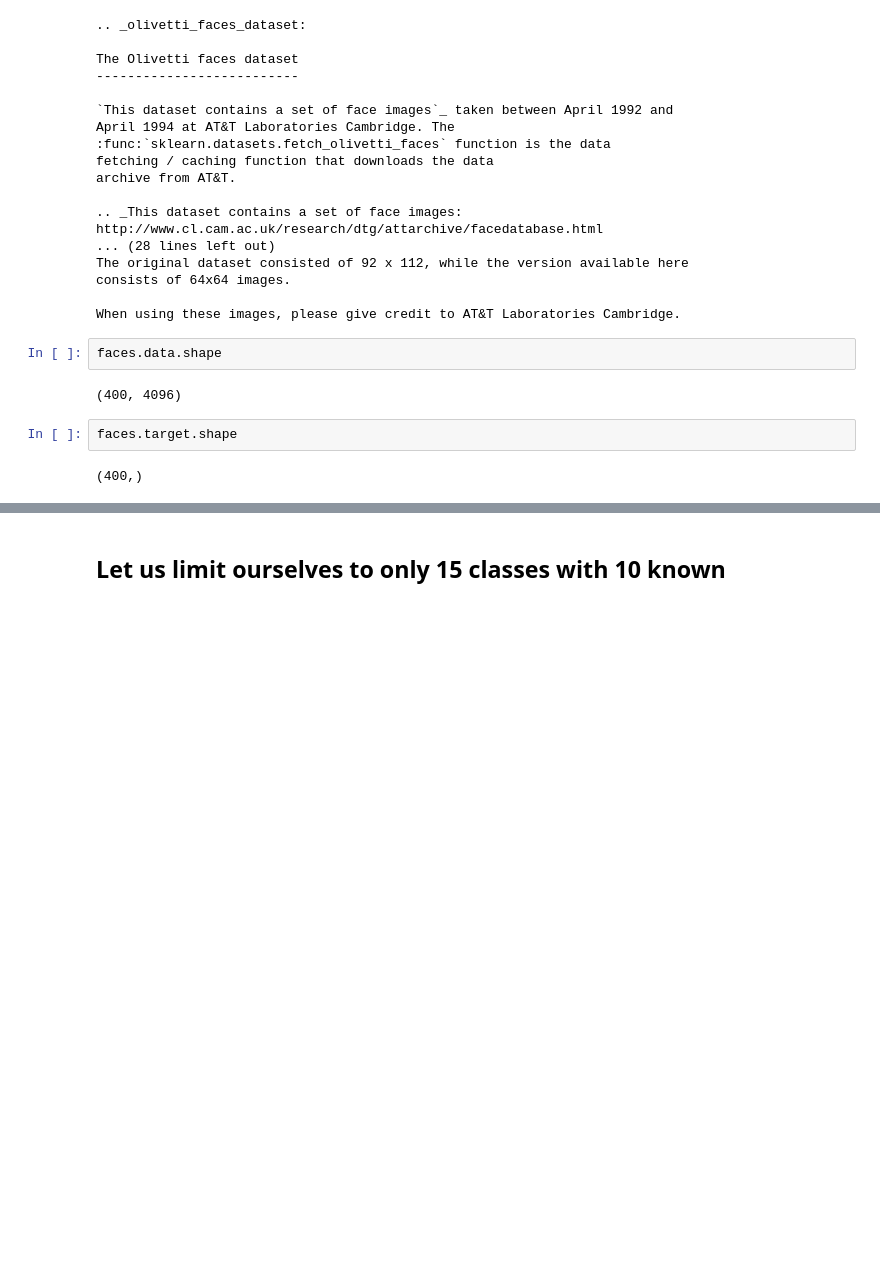
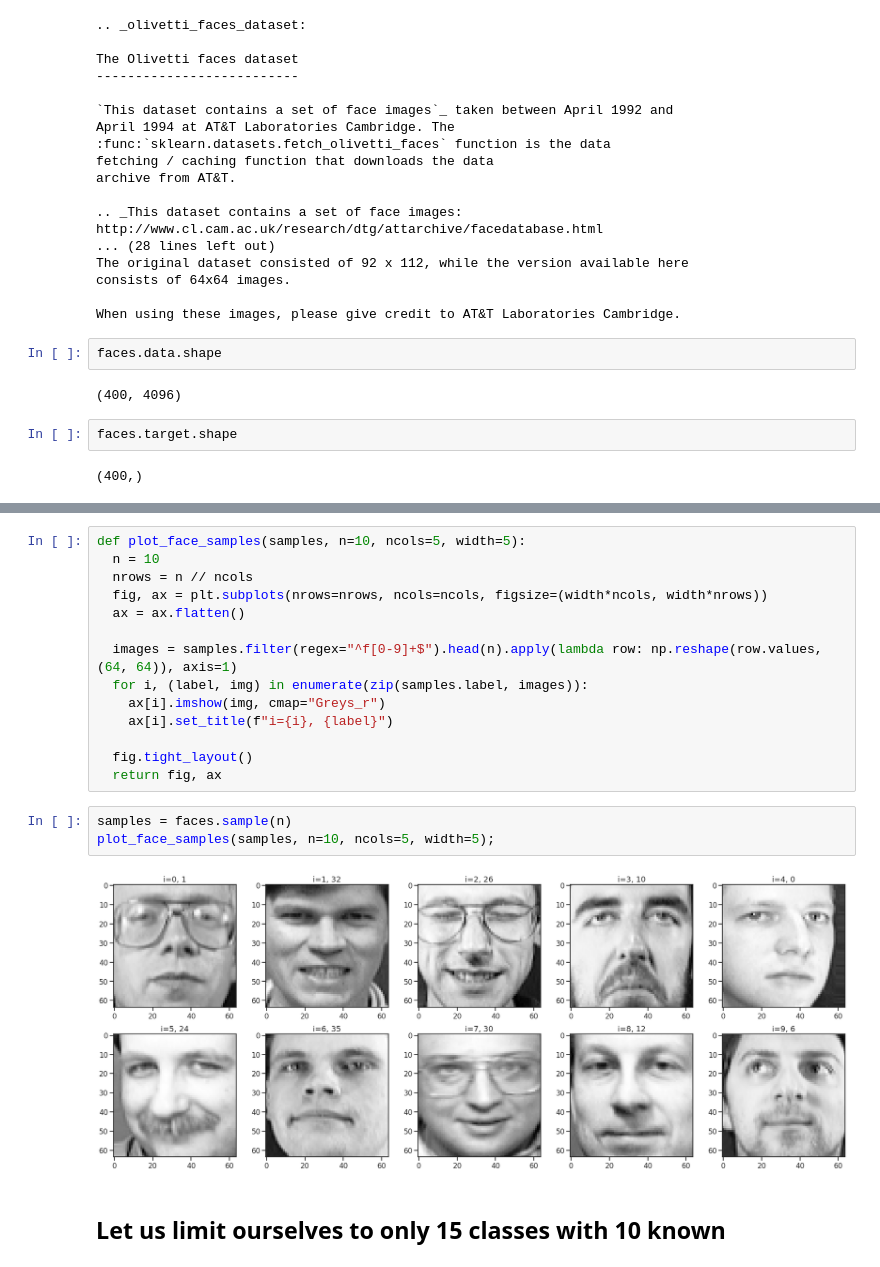
Before and after one commit to napsternxg/blog, a Jupyter notebook: content/Part 2 - Understanding extreme value theory - Fitting, Examples, and Applications.ipynb, the cells around one changed output, grey strips where cells are left out. Drawn from its saved outputs; the diff is of its cells as text; blank space fills up the shorter version.

```diff
--- a/content/Part 2 - Understanding extreme value theory - Fitting, Examples, and Applications.ipynb
+++ b/content/Part 2 - Understanding extreme value theory - Fitting, Examples, and Applications.ipynb
@@ -525,3 +535,22 @@ faces.head()
+# %%
+def plot_face_samples(samples, n=10, ncols=5, width=5):
+  n = 10
+  nrows = n // ncols
+  fig, ax = plt.subplots(nrows=nrows, ncols=ncols, figsize=(width*ncols, width*nrows))
+  ax = ax.flatten()
+
+  images = samples.filter(regex="^f[0-9]+$").head(n).apply(lambda row: np.reshape(row.values, (64, 64)), axis=1)
+  for i, (label, img) in enumerate(zip(samples.label, images)):
+    ax[i].imshow(img, cmap="Greys_r")
+    ax[i].set_title(f"i={i}, {label}")
+
+  fig.tight_layout()
+  return fig, ax
+# %%
+samples = faces.sample(n)
+plot_face_samples(samples, n=10, ncols=5, width=5);
+# %% [output]
+[figure, added]
 # %% [markdown]
 ## Let us limit ourselves to only 15 classes with 10 known
 # %%
```
Also changed, not shown: parts of 19 cells of this notebook.
